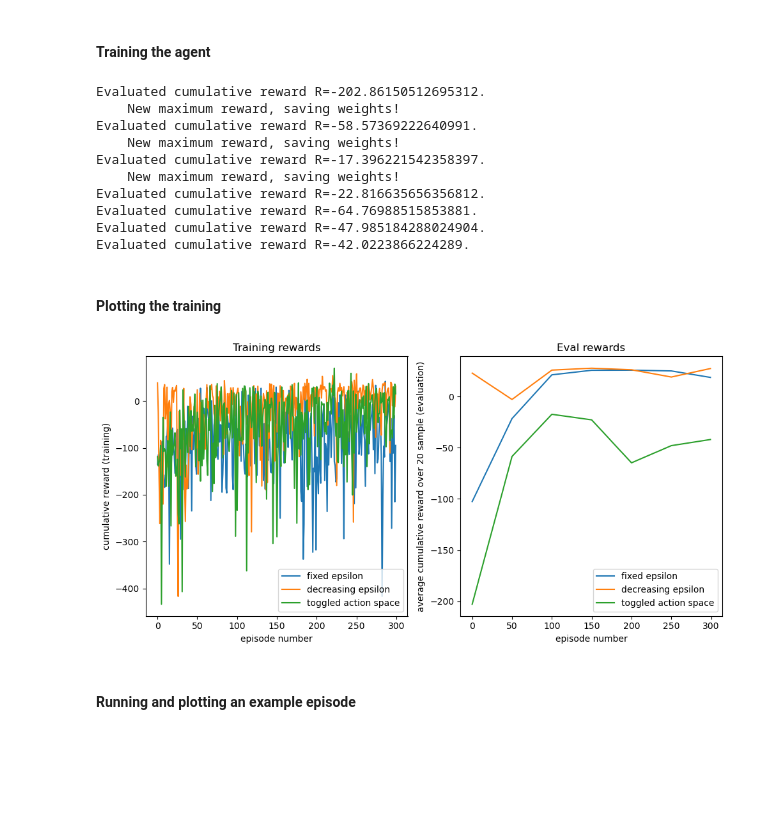
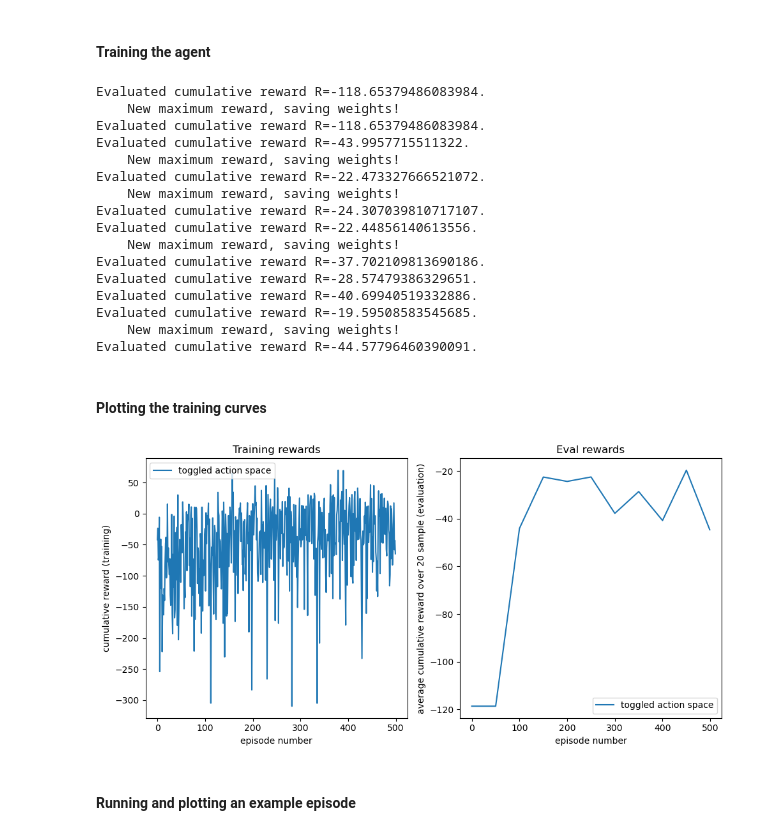
Before and after one commit to RenardDesNeiges/EpidemicsSimulator, a Jupyter notebook: solution.ipynb, the cells around one changed output. Cells and saved outputs as stored; diff of their text form; code cells hidden in the pictures; blank space fills up the shorter version.

```diff
--- a/solution.ipynb
+++ b/solution.ipynb
@@ -810,22 +802,22 @@ env = Env(  dyn,
 agent = DQNAgent(    env = env,
                             model = DQN,
                             criterion = nn.HuberLoss(),
-                            lr = 8e-3,
+                            lr = 5e-3,
                             epsilon = 0.6,
                             gamma = 0.9,
-                            buffer_size=10000,
-                            batch_size=1024)
+                            buffer_size=20000,
+                            batch_size=1024*2)
 
 RUN_NAME = 'deep_q_learning_toggle'
 MODEL_FOLDER = 'models/'
 RESULTS_FOLDER = 'results/'
-NUM_EPISODES = 300
+NUM_EPISODES = 500
 EVAL_RATE = 50
 EVAL_SAMPLES = 20
 TARGET_UPDATE_RATE = 5
 EPSILON_0 = 0.7
 EPSILON_MIN = 0.2
-T_MAX = 300
+T_MAX = 500
 # %%
 max_reward = -1e10
 rlog_training = []
@@ -872,29 +864,31 @@ training_curves = {
 with open(RESULTS_FOLDER + RUN_NAME + '.pkl', 'wb') as file:
     pickle.dump(training_curves,file)
 # %% [output]
-Evaluated cumulative reward R=-202.86150512695312.
+Evaluated cumulative reward R=-118.65379486083984.
     New maximum reward, saving weights!
-Evaluated cumulative reward R=-58.57369222640991.
+Evaluated cumulative reward R=-118.65379486083984.
+Evaluated cumulative reward R=-43.9957715511322.
     New maximum reward, saving weights!
-Evaluated cumulative reward R=-17.396221542358397.
+Evaluated cumulative reward R=-22.473327666521072.
     New maximum reward, saving weights!
-Evaluated cumulative reward R=-22.816635656356812.
-Evaluated cumulative reward R=-64.76988515853881.
-Evaluated cumulative reward R=-47.985184288024904.
-Evaluated cumulative reward R=-42.0223866224289.
+Evaluated cumulative reward R=-24.307039810717107.
+Evaluated cumulative reward R=-22.44856140613556.
+    New maximum reward, saving weights!
+Evaluated cumulative reward R=-37.702109813690186.
+Evaluated cumulative reward R=-28.57479386329651.
+Evaluated cumulative reward R=-40.69940519332886.
+Evaluated cumulative reward R=-19.59508583545685.
+    New maximum reward, saving weights!
+Evaluated cumulative reward R=-44.57796460390091.
 # %% [markdown]
-#### Plotting the training
+#### Plotting the training curves
 # %%
-with open(RESULTS_FOLDER + 'deep_q_learning.pkl', 'rb') as file:
-    training_curves_ad_russo =  pickle.load(file)
-with open(RESULTS_FOLDER + 'deep_q_learning_dec_epsilon.pkl', 'rb') as file:
-    training_curves_dec_eps =  pickle.load(file)
 with open(RESULTS_FOLDER + 'deep_q_learning_toggle.pkl', 'rb') as file:
     training_curves_toggle =  pickle.load(file)
 
-plot_training_curves([training_curves_ad_russo,training_curves_dec_eps, training_curves_toggle])
+plot_training_curves([training_curves_toggle])
 # %% [output]
-[figure, old version]
+[figure, new version]
 # %% [markdown]
 #### Running and plotting an example episode
 # %%
```
Also changed, not shown: parts of 16 cells of this notebook, 3 other files.
